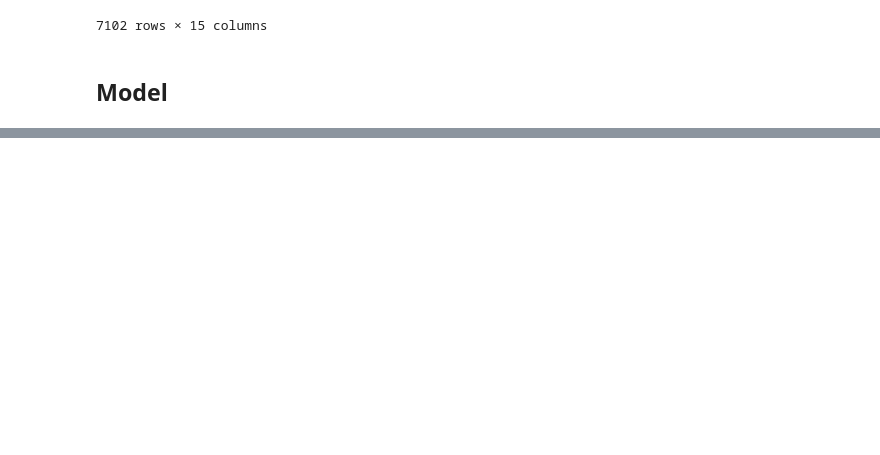
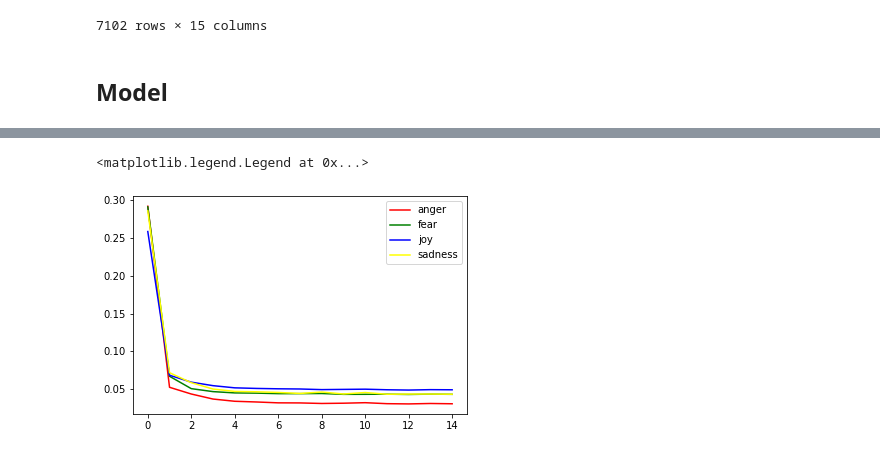
Before and after one commit to janbraunsdorff/Data-Journey, a Jupyter notebook: tweer-001-dataload.ipynb, the cells around one changed output, grey strips where cells are left out. Cells and saved outputs as stored; diff of their text form; code cells hidden in the pictures; blank space fills up the shorter version.

```diff
--- a/tweer-001-dataload.ipynb
+++ b/tweer-001-dataload.ipynb
@@ -661,0 +743,27 @@ np.average(np.absolute(np.array(y_test-pred)))
+# %%
+epochs = 5
+batch_size = 32
+# %%
+def fit(model, val_loader, train_loader, epochs=epochs):
+    history = []
+    optimizer = torch.optim.Adam(model.parameters(), lr=0.0001)
+    model.eval()
+    result = evaluate(model, val_loader)
+    history.append(result)
+    model.epoch_end("start", result)
+
+    for epoch in range(epochs):
+            model.train()
+
+            for idx, batch in enumerate(train_loader):
+                loss = model.step(batch)
+                loss.backward()
+                optimizer.step()
+                optimizer.zero_grad()
+
+            model.eval()
+            result = evaluate(model, val_loader)
+            model.epoch_end(epoch, result)
+            history.append(result)
+
+    return history, model
@@ -661,0 +808,5 @@ np.average(np.absolute(np.array(y_test-pred)))
+# %%
+data_sets, data_names = create_dataset()
+histories = []
+for data, name in zip(data_sets, data_names):
+    histories.append(start_training(data, name, "Tweet", concat=False))
@@ -661,0 +831,12 @@ np.average(np.absolute(np.array(y_test-pred)))
+# %%
+loss = np.array([x["val_loss"] for val in histories for x in val]).reshape(4,15)
+acc = np.array([x["val_acc"] for val in histories for x in val]).reshape(4,15)
+# %%
+colors = ["red", "green", "blue",  "yellow"]
+for (x, color, name) in zip(loss, colors, data_names):
+    sns.lineplot(data= x, color = color)
+
+plt.legend(labels=data_names)
+# %% [output]
+<matplotlib.legend.Legend at 0x...>
+[figure, added]
```
Also changed, not shown: parts of 29 cells of this notebook.
